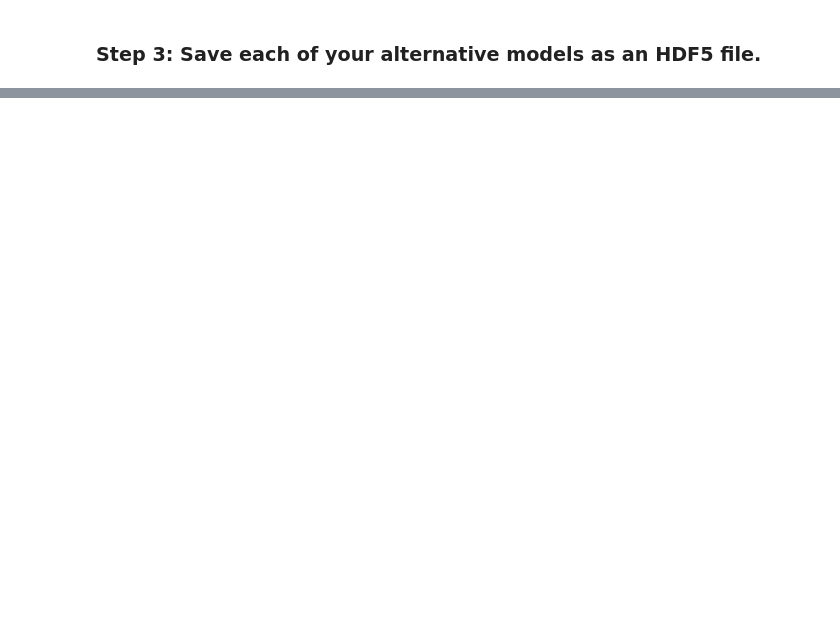
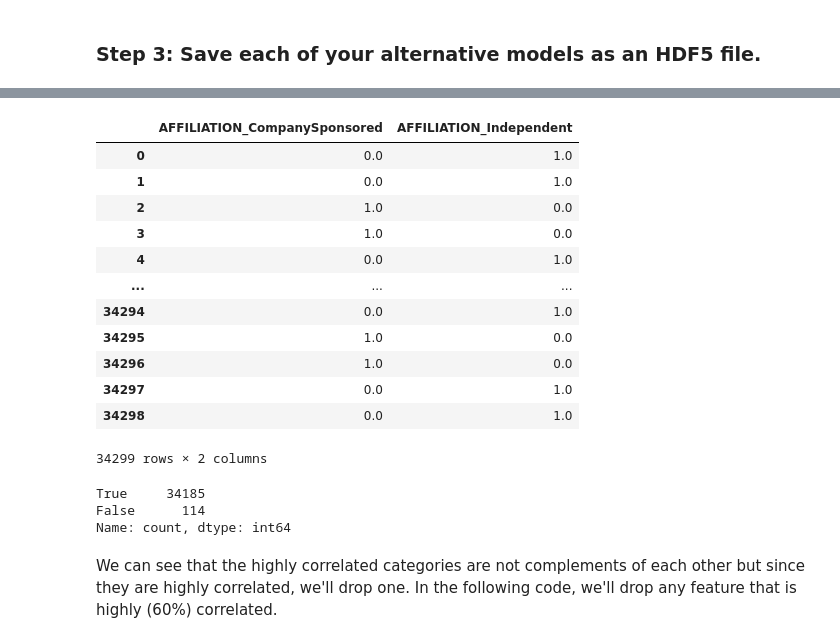
Before and after one commit to rafi-n/module13_venture_funding_deep_learning, a Jupyter notebook: venture_funding_with_deep_learning.ipynb, the cells around one changed output, grey strips where cells are left out. Cells and saved outputs as stored; diff of their text form; code cells hidden in the pictures; blank space fills up the shorter version.

```diff
--- a/venture_funding_with_deep_learning.ipynb
+++ b/venture_funding_with_deep_learning.ipynb
@@ -662,0 +749,12 @@ nn_A2.save(file_path)
+# %%
+# Make a copy of X for use in the following code
+X2 = X.copy()
+
+# Find the correlation for X2
+X2_corr = X2.corr()
+
+# Ignore self-correlation by making diagonal NaN
+# Note that the absolute value is used because a correlation can be positive or negative but still be strongly correlated.
+import numpy as np
+np.fill_diagonal(X2_corr.values, np.nan)
+display(abs(X2_corr).max().sort_values(ascending=False))
@@ -662,0 +790,28 @@ nn_A2.save(file_path)
+# %%
+# Review the features that are highly correlated to each other
+# Notice that their correlations are the same
+
+X2[['AFFILIATION_CompanySponsored', 'AFFILIATION_Independent']]
+# %% [output]
+|  | AFFILIATION_CompanySponsored | AFFILIATION_Independent |
+| 0 | 0.0 | 1.0 |
+| 1 | 0.0 | 1.0 |
+| 2 | 1.0 | 0.0 |
+| 3 | 1.0 | 0.0 |
+| 4 | 0.0 | 1.0 |
+| ... | ... | ... |
+| 34294 | 0.0 | 1.0 |
+| 34295 | 1.0 | 0.0 |
+| 34296 | 1.0 | 0.0 |
+| 34297 | 0.0 | 1.0 |
+| 34298 | 0.0 | 1.0 |
+34299 rows × 2 columns
+# %%
+# Take the complement of one feature and see if it's the same as the other feature
+((1 -X2['AFFILIATION_Independent']) == X2['AFFILIATION_CompanySponsored']).value_counts()
+# %% [output]
+True     34185
+False      114
+Name: count, dtype: int64
+# %% [markdown]
+We can see that the highly correlated categories are not complements of each other but since they are highly correlated, we'll drop one. In the following code, we'll drop any feature that is highly (60%) correlated.
```
Also changed, not shown: parts of 59 cells of this notebook, 5 other files.
